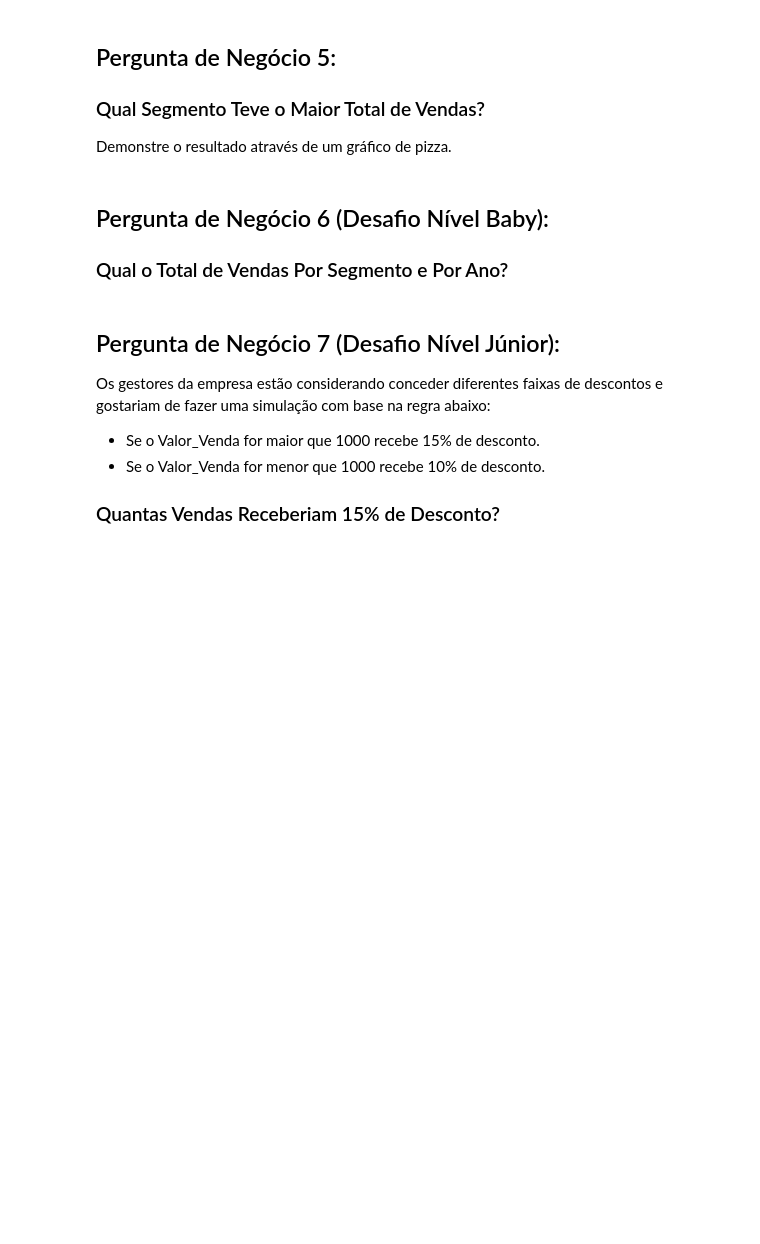
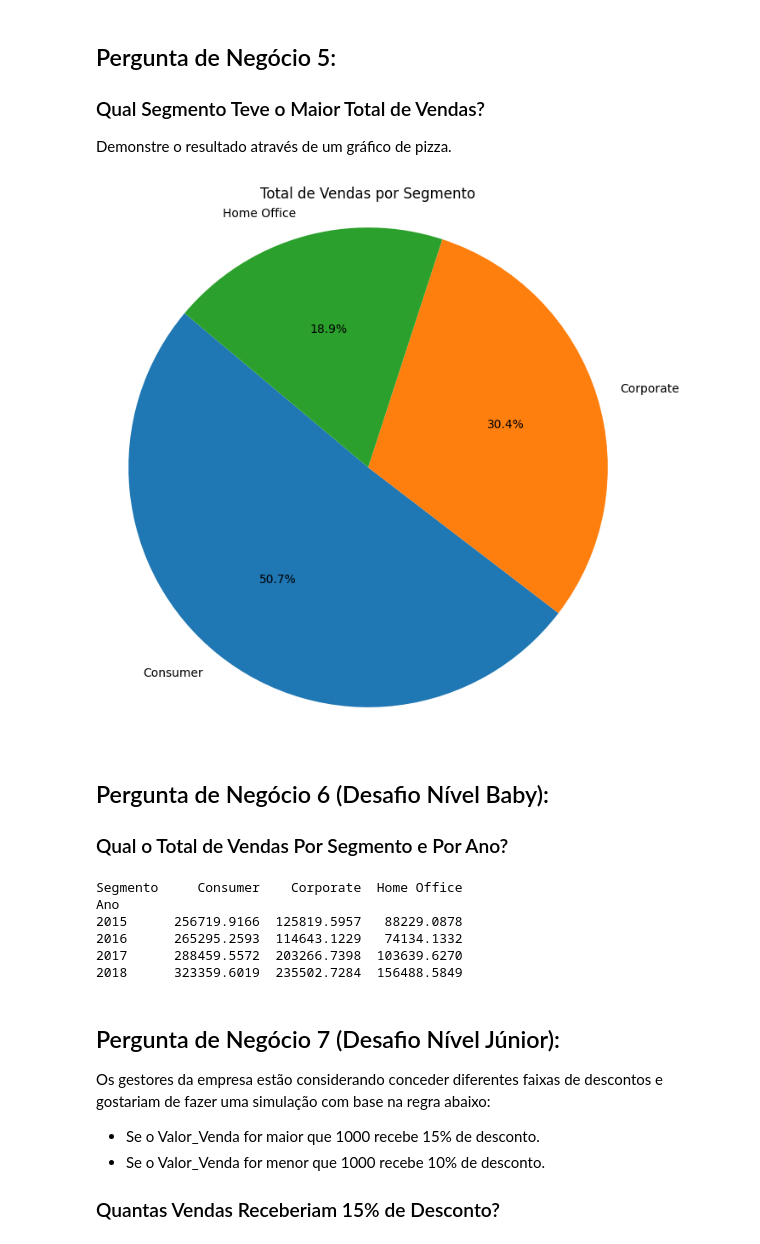
Before and after one commit to jeferson-paz/Curso-de-Python-DSA, a Jupyter notebook: Cap13/Projeto2-Perguntas.ipynb, the cells around one changed output. Cells and saved outputs as stored; diff of their text form; code cells hidden in the pictures; blank space fills up the shorter version.

```diff
--- a/Cap13/Projeto2-Perguntas.ipynb
+++ b/Cap13/Projeto2-Perguntas.ipynb
@@ -256,10 +274,41 @@ Demonstre o resultado através de um gráfico de barras.
 ### Qual Segmento Teve o Maior Total de Vendas?
 
 Demonstre o resultado através de um gráfico de pizza.
+# %%
+# Calcular o total de vendas por segmento
+vendas_por_segmento = df.groupby('Segmento')['Valor_Venda'].sum().reset_index()
+
+# Plotar o gráfico de pizza
+plt.figure(figsize=(8, 8))
+plt.pie(vendas_por_segmento['Valor_Venda'], labels=vendas_por_segmento['Segmento'], autopct='%1.1f%%', startangle=140)
+plt.title('Total de Vendas por Segmento')
+plt.axis('equal')  # Assegura que o gráfico de pizza seja desenhado como um círculo.
+plt.show()
+# %% [output]
+[figure, added]
 # %% [markdown]
 ## Pergunta de Negócio 6 (Desafio Nível Baby):
 
 ### Qual o Total de Vendas Por Segmento e Por Ano?
+# %%
+# Converter a coluna 'Data_Pedido' para o formato de data
+df['Data_Pedido'] = pd.to_datetime(df['Data_Pedido'], format='%d/%m/%Y')
+
+# Extrair o ano da coluna 'Data_Pedido' e criar uma nova coluna 'Ano'
+df['Ano'] = df['Data_Pedido'].dt.year
+
+# Calcular o total de vendas por segmento e por ano
+vendas_por_segmento_ano = df.groupby(['Ano', 'Segmento'])['Valor_Venda'].sum().unstack().fillna(0)
+
+# Exibir o resultado
+print(vendas_por_segmento_ano)
+# %% [output]
+Segmento     Consumer    Corporate  Home Office
+Ano
+2015      256719.9166  125819.5957   88229.0878
+2016      265295.2593  114643.1229   74134.1332
+2017      288459.5572  203266.7398  103639.6270
+2018      323359.6019  235502.7284  156488.5849
 # %% [markdown]
 ## Pergunta de Negócio 7 (Desafio Nível Júnior):
 
```
Also changed, not shown: parts of 4 cells of this notebook.
